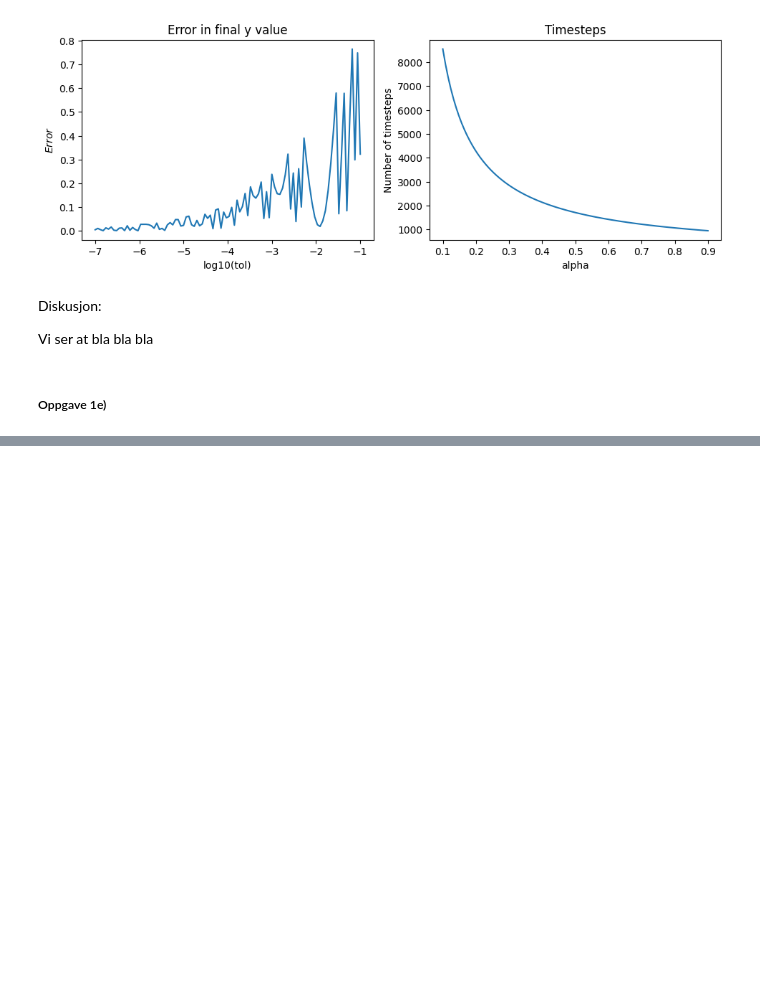
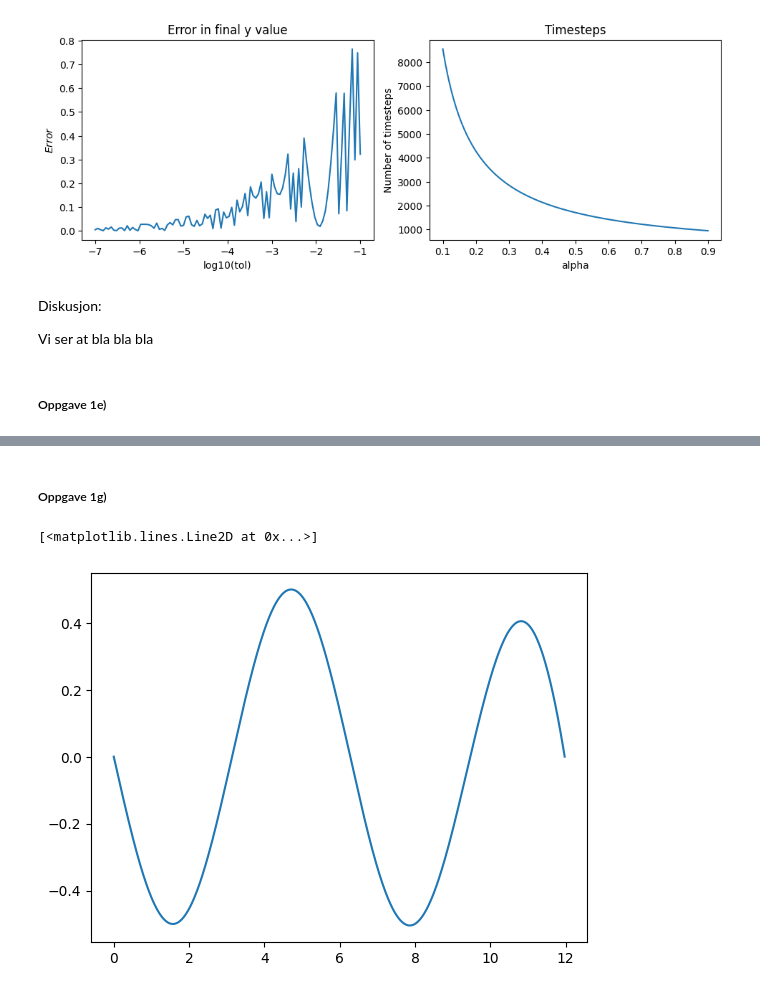
Before and after one commit to einaraarnaes/Prosjekt3, a Jupyter notebook: code.ipynb, the cells around one changed output, grey strips where cells are left out. Cells and saved outputs as stored; diff of their text form; code cells hidden in the pictures; blank space fills up the shorter version.

```diff
--- a/code.ipynb
+++ b/code.ipynb
@@ -197,0 +227,31 @@ Vi ser at bla bla bla
+# %%
+def bvp_solver(ivp_solver, x_init, x_end, y_init, y_end, f, dy_guess_1, dy_guess_2, tol = 1e-7):
+
+    x_vals_1, y_vals_1 = ivp_solver(x_init, x_end, [y_init, dy_guess_1], f)[:2]
+    x_vals_2, y_vals_2 = ivp_solver(x_init, x_end, [y_init, dy_guess_2], f)[:2]
+
+    y_vals_all = [y_vals_1[:,0], y_vals_2[:,0]]
+    x_vals_all = [x_vals_1, x_vals_2]
+
+    ypp = y_vals_1[-1, 0]
+    yp = y_vals_2[-1, 0]
+
+    zpp = dy_guess_1
+    zp = dy_guess_2
+
+    z = ( zpp*(yp-y_end)-zp*(ypp-y_end)) / ( yp - ypp )
+
+    while abs(zp-z) > tol:
+        zpp = zp
+        zp = z
+
+        x_vals, y_vals = ivp_solver(x_init, x_end, [y_init, z], f)[:2]
+        x_vals_all.append(x_vals)
+        y_vals_all.append(y_vals[:,0])
+
+        ypp = yp
+        yp = y_vals[-1, 0]
+
+        z = ( zpp*(yp-y_end)-zp*(ypp-y_end)) / ( yp - ypp )
+
+    return x_vals_all, y_vals_all
@@ -197,0 +277,15 @@ Vi ser at bla bla bla
+# %% [markdown]
+##### Oppgave 1g)
+# %%
+def func_1g(x,  y):
+    return np.array([y[1], y[0]+np.sin(x)])
+
+
+x_vals_all, y_vals_all = bvp_solver(rk_32, 0, 12, 0, 0, func_1g, 0, 1)
+
+fig, ax = plt.subplots()
+
+ax.plot(x_vals_all[-1], y_vals_all[-1])
+# %% [output]
+[<matplotlib.lines.Line2D at 0x...>]
+[figure, added]
```
Also changed, not shown: parts of 10 cells of this notebook.
